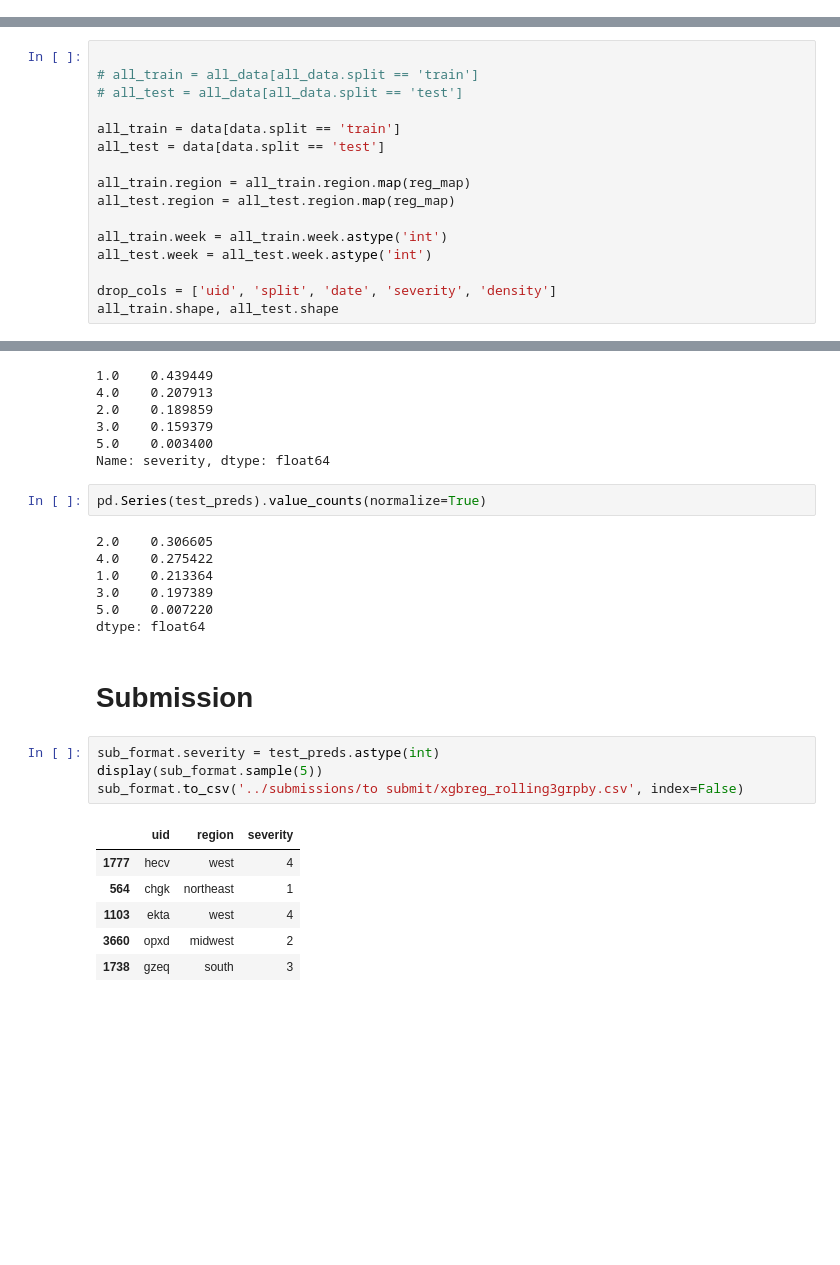
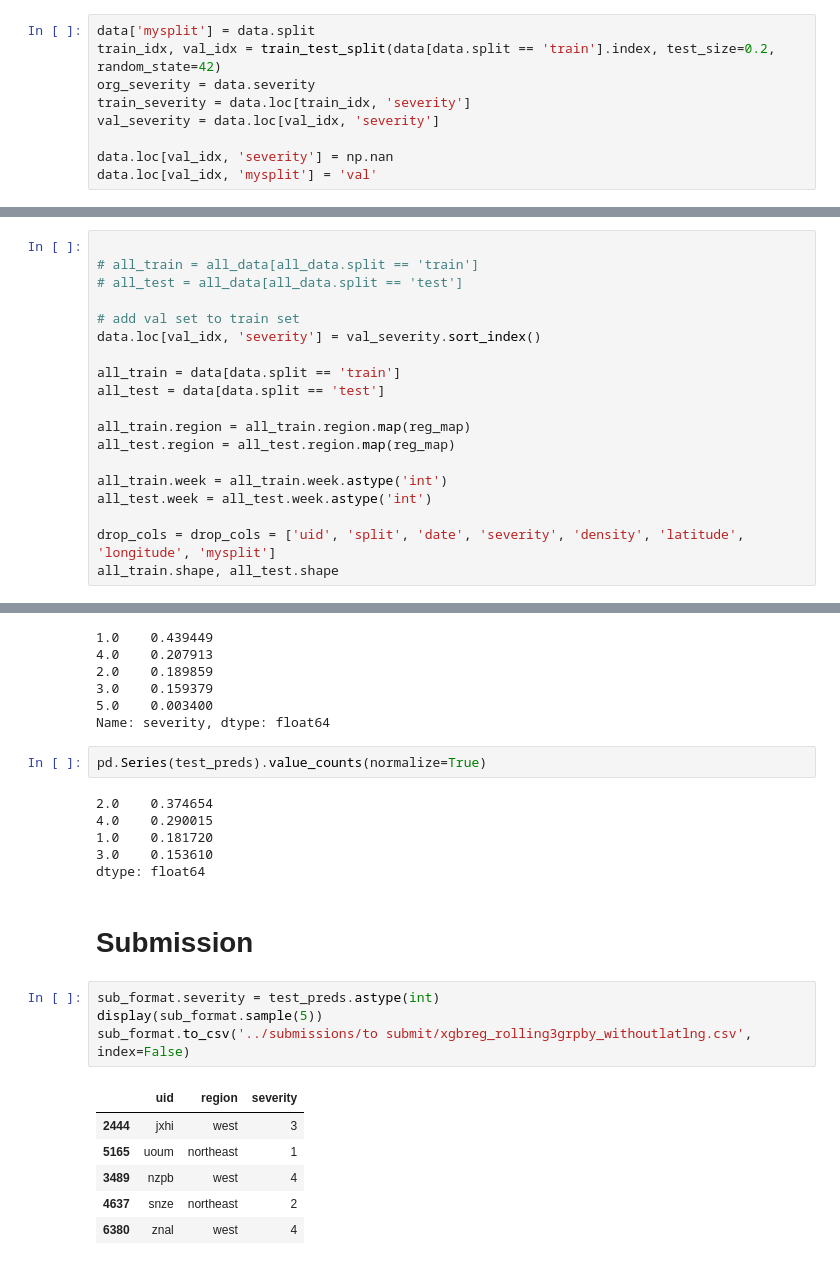
Before and after one commit to k-loki/Algal-bloom-Identification, a Jupyter notebook: notebooks/forgetall_restartagain.ipynb, the cells around one changed output, grey strips where cells are left out. Saved outputs shown, nothing was run; the diff lists cells and outputs as text; blank space fills up the shorter version.

```diff
--- a/notebooks/forgetall_restartagain.ipynb
+++ b/notebooks/forgetall_restartagain.ipynb
@@ -225,4 +225,13 @@ data
 | 14254 | prfi | 36.751800 | -121.742000 | 2021-12-29 | test | 2021 | 12 | 52 | 1 | west | NaN | ... |
 | 6864 | howu | 36.708500 | -121.749000 | 2021-12-29 | test | 2021 | 12 | 52 | 1 | west | NaN | ... |
 23570 rows × 12 columns
+# %%
+data['mysplit'] = data.split
+train_idx, val_idx = train_test_split(data[data.split == 'train'].index, test_size=0.2, random_state=42)
+org_severity = data.severity
+train_severity = data.loc[train_idx, 'severity']
+val_severity = data.loc[val_idx, 'severity']
+
+data.loc[val_idx, 'severity'] = np.nan
+data.loc[val_idx, 'mysplit'] = 'val'
 # %%
@@ -1267,6 +1328,9 @@ Index(['latitude', 'longitude', 'year', 'month', 'week', 'season', 'region',
 
 # all_train = all_data[all_data.split == 'train']
 # all_test = all_data[all_data.split == 'test']
+
+# add val set to train set
+data.loc[val_idx, 'severity'] = val_severity.sort_index()
 
 all_train = data[data.split == 'train']
 all_test = data[data.split == 'test']
@@ -1277,6 +1341,6 @@ all_test.region = all_test.region.map(reg_map)
 all_train.week = all_train.week.astype('int')
 all_test.week = all_test.week.astype('int')
 
-drop_cols = ['uid', 'split', 'date', 'severity', 'density']
+drop_cols = drop_cols = ['uid', 'split', 'date', 'severity', 'density', 'latitude', 'longitude', 'mysplit']
 all_train.shape, all_test.shape
 # %% [output]
@@ -1330,22 +1395,21 @@ Name: severity, dtype: float64
 # %%
 pd.Series(test_preds).value_counts(normalize=True)
 # %% [output]
-2.0    0.306605
-4.0    0.275422
-1.0    0.213364
-3.0    0.197389
-5.0    0.007220
+2.0    0.374654
+4.0    0.290015
+1.0    0.181720
+3.0    0.153610
 dtype: float64
 # %% [markdown]
 # Submission
 # %%
 sub_format.severity = test_preds.astype(int)
 display(sub_format.sample(5))
-sub_format.to_csv('../submissions/to submit/xgbreg_rolling3grpby.csv', index=False)
+sub_format.to_csv('../submissions/to submit/xgbreg_rolling3grpby_withoutlatlng.csv', index=False)
 # %% [output]
 |  | uid | region | severity |
-| 1777 | hecv | west | 4 |
-| 564 | chgk | northeast | 1 |
-| 1103 | ekta | west | 4 |
-| 3660 | opxd | midwest | 2 |
-| 1738 | gzeq | south | 3 |
+| 2444 | jxhi | west | 3 |
+| 5165 | uoum | northeast | 1 |
+| 3489 | nzpb | west | 4 |
+| 4637 | snze | northeast | 2 |
+| 6380 | znal | west | 4 |
```
Also changed, not shown: parts of 44 cells of this notebook.
